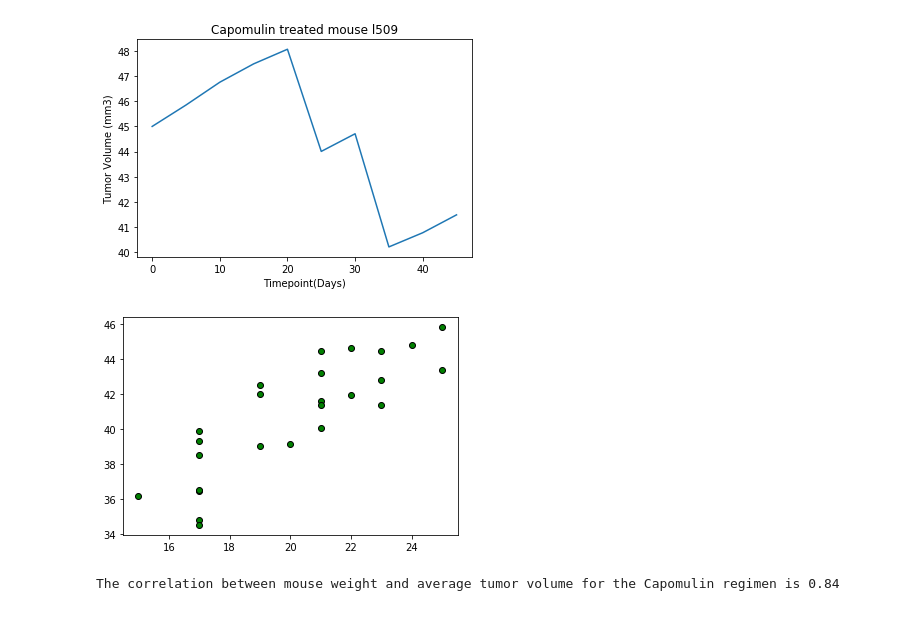
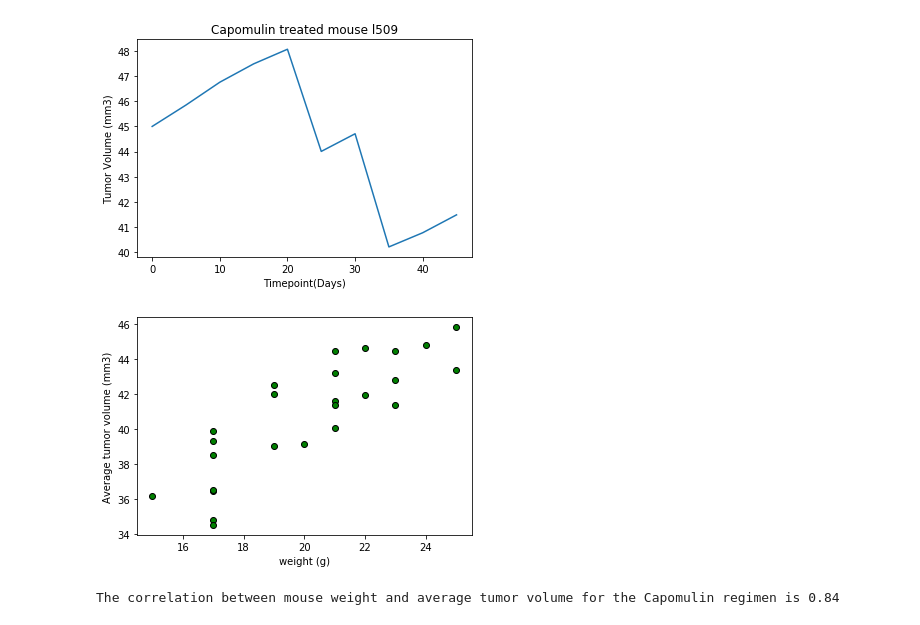
Before and after one commit to mattapallisravya/visualization-with-matplotlib, a Jupyter notebook: pymaceuticals.ipynb, the cells around one changed output. Drawn from its saved outputs; the diff is of its cells as text; code cells hidden in the pictures.

```diff
--- a/pymaceuticals.ipynb
+++ b/pymaceuticals.ipynb
@@ -232,15 +252,16 @@ plt.show()
 # %%
 # Generate a scatter plot of average tumor volume vs. mouse weight for the Capomulin regimen
 capo_df = combined_data_df[["Mouse ID",	"Drug Regimen",	"Weight (g)", "Tumor Volume (mm3)"]]
 capo_df1 = capo_df.loc[capo_df["Drug Regimen"]=="Capomulin"]
 capo_df2 = capo_df1.groupby(["Mouse ID"]).mean()
-#capo_df2.plot(kind="scatter",x="Weight (g)", y="Tumor Volume (mm3)", c='darkgreen')
 plt.scatter(capo_df2["Weight (g)"],capo_df2["Tumor Volume (mm3)"], marker="o", facecolors="green", edgecolors="black",
              alpha=1)
+plt.xlabel("weight (g)")
+plt.ylabel("Average tumor volume (mm3)")
 plt.show()
-capo_df2=capo_df2.reset_index()
+capo_df2 = capo_df2.reset_index()
 # %% [output]
-[figure, old version]
+[figure, new version]
 # %%
 # Calculate the correlation coefficient and linear regression model
 # for mouse weight and average tumor volume for the Capomulin regimen
```
Also changed, not shown: parts of 8 cells of this notebook.
